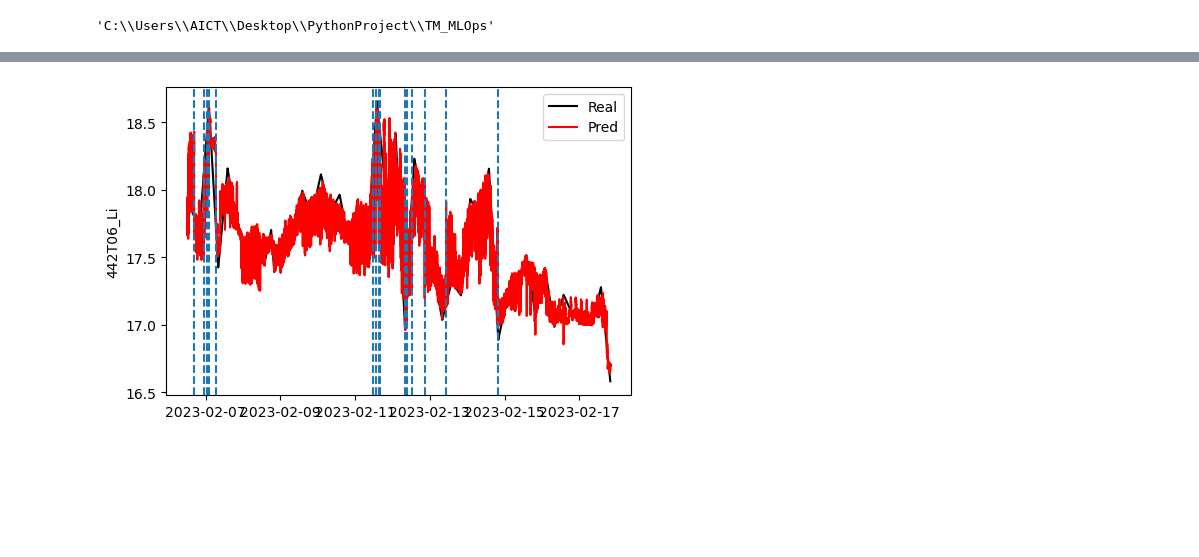
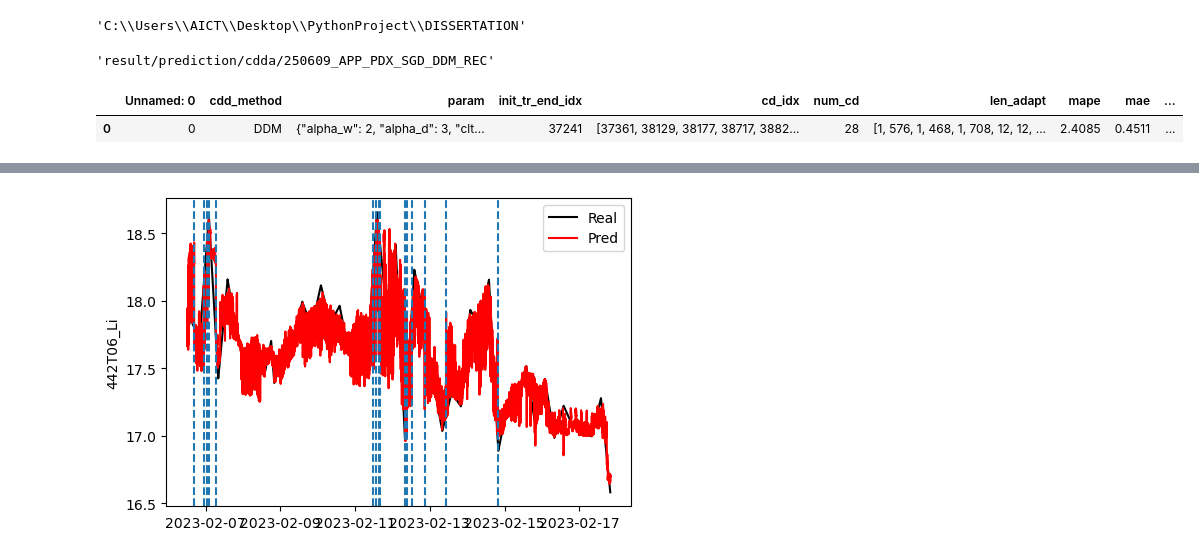
Before and after one commit to wayne0831/DISSERTATION, a Jupyter notebook: src/temp/result_visualization_POSCO_DHY.ipynb, the cells around one changed output, grey strips where cells are left out. Cells and saved outputs as stored; diff of their text form; code cells hidden in the pictures; blank space fills up the shorter version.

```diff
--- a/src/temp/result_visualization_POSCO_DHY.ipynb
+++ b/src/temp/result_visualization_POSCO_DHY.ipynb
@@ -19,16 +19,29 @@ import ast
 import matplotlib.pyplot as plt
 # %%
 #os.chdir('C:/Users/wayne/Desktop/PythonProject/TM_MLOps')
-os.chdir('C:/Users/AICT/Desktop/PythonProject/TM_MLOps')
+os.chdir('C:/Users/AICT/Desktop/PythonProject/DISSERTATION')
 os.getcwd()
 # %% [output]
-'C:\\Users\\AICT\\Desktop\\PythonProject\\TM_MLOps'
+'C:\\Users\\AICT\\Desktop\\PythonProject\\DISSERTATION'
 # %%
 ##################################################################################################################################################################
 # set result directory
 ##################################################################################################################################################################
 
-res_dir_pred = RES_PATH['PRED_ROOT'] + RES_PATH['CDDA_DHY']
-res_dir_perf = RES_PATH['PERF_ROOT'] + RES_PATH['CDDA_DHY']
+res_dir_pred = RES_PATH['PRED_ROOT'] + RES_PATH['CDDA']
+res_dir_perf = RES_PATH['PERF_ROOT'] + RES_PATH['CDDA']
 
-file_name    = '250208_REF_REC_APP_POSCO_XGB_WSTD_REC'
+file_name    = '250609_APP_PDX_SGD_DDM_REC'
+
+res_dir_pred + file_name
+# %% [output]
+'result/prediction/cdda/250609_APP_PDX_SGD_DDM_REC'
+# %%
+res_df_pred = pd.read_csv(f'{res_dir_pred}{file_name}_V4_PRED.csv')
+res_df_perf = pd.read_csv(f'{res_dir_perf}{file_name}_V4_PERF.csv')
+
+res_df_perf
+# res_df_pred
+# %% [output]
+|  | Unnamed: 0 | cdd_method | param | init_tr_end_idx | cd_idx | num_cd | len_adapt | mape | mae | ... |
+| 0 | 0 | DDM | {"alpha_w": 2, "alpha_d": 3, "clt... | 37241 | [37361, 38129, 38177, 38717, 3882... | 28 | [1, 576, 1, 468, 1, 708, 12, 12, ... | 2.4085 | 0.4511 | ... |
```
Also changed, not shown: parts of 3 cells of this notebook, 22 other files.
